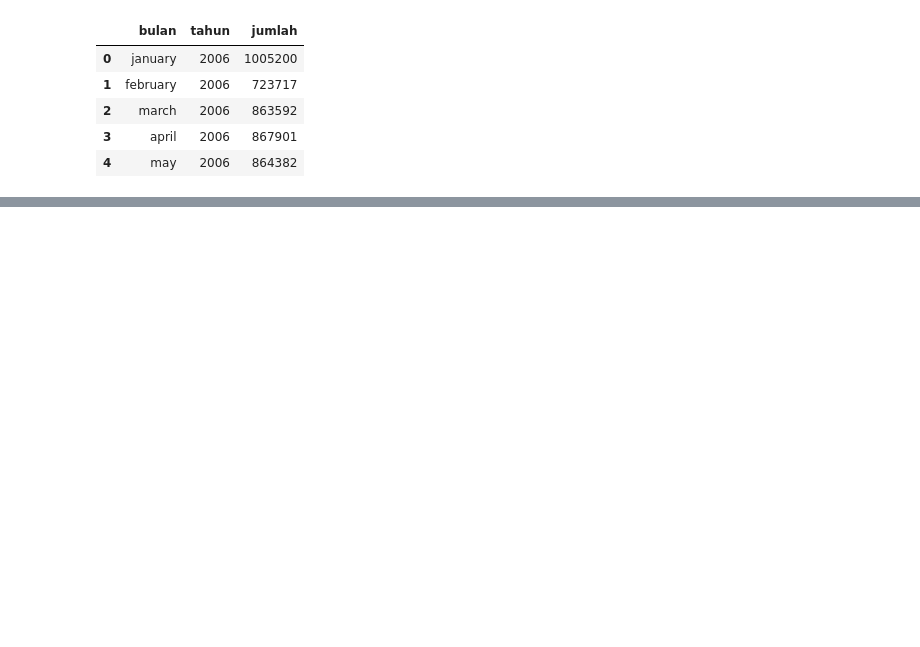
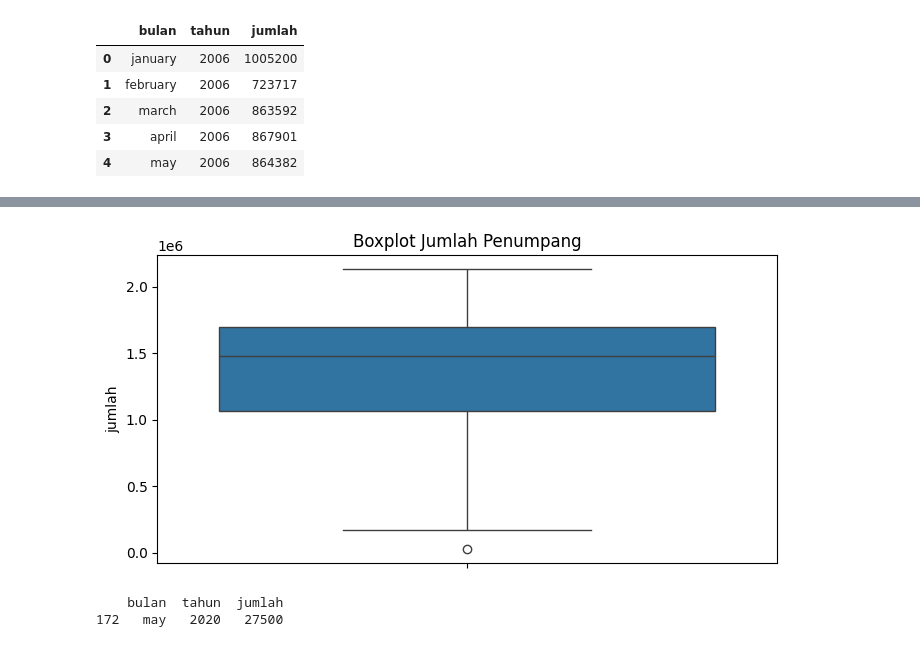
Before and after one commit to NestiaDev-id/Optimization-Holt-winter-using-Genetic-algorithm, a Jupyter notebook: notebooks/01-data-exploration.ipynb, the cells around one changed output, grey strips where cells are left out. Drawn from its saved outputs; the diff is of its cells as text; code cells hidden in the pictures; blank space fills up the shorter version.

```diff
--- a/notebooks/01-data-exploration.ipynb
+++ b/notebooks/01-data-exploration.ipynb
@@ -17,0 +77,16 @@ df.head()
+# %%
+plt.figure(figsize=(8, 4))
+sns.boxplot(y=df['jumlah'])
+plt.title('Boxplot Jumlah Penumpang')
+plt.show()
+# %% [output]
+[figure, added]
+# %%
+Q1 = df['jumlah'].quantile(0.25)
+Q3 = df['jumlah'].quantile(0.75)
+IQR = Q3 - Q1
+outliers = df[(df['jumlah'] < Q1 - 1.5 * IQR) | (df['jumlah'] > Q3 + 1.5 * IQR)]
+print(outliers)
+# %% [output]
+    bulan  tahun  jumlah
+172   may   2020   27500
```
Also changed, not shown: parts of 5 cells of this notebook, 8 other files.
